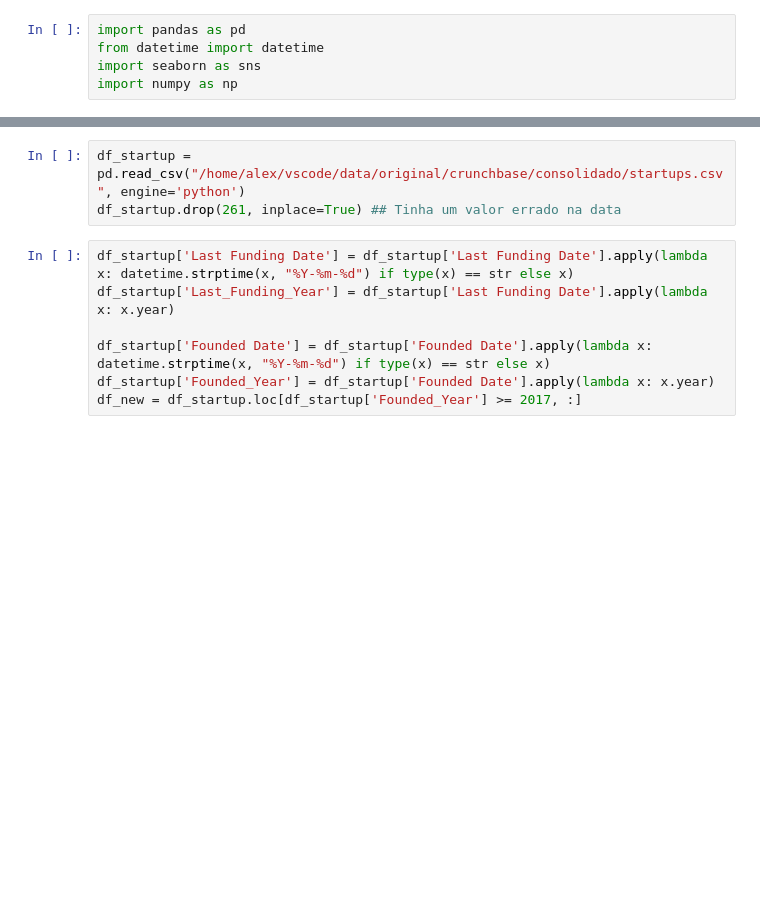
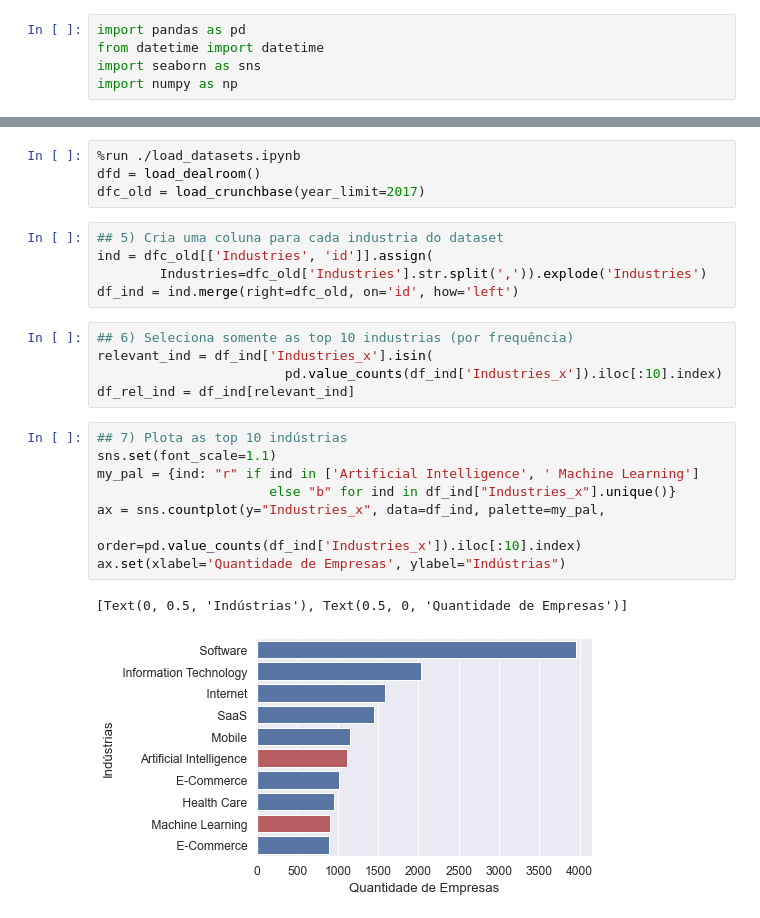
Before and after one commit to alexlopespereira/companies, a Jupyter notebook: src/companies.ipynb, the cells around one changed output, grey strips where cells are left out. Saved outputs shown, nothing was run; the diff lists cells and outputs as text; blank space fills up the shorter version.

```diff
--- a/src/companies.ipynb
+++ b/src/companies.ipynb
@@ -33,10 +12,25 @@ _20120331_20120430.csv
-# %%
-df_startup = pd.read_csv("/home/alex/vscode/data/original/crunchbase/consolidado/startups.csv", engine='python')
-df_startup.drop(261, inplace=True) ## Tinha um valor errado na data
-# %%
-df_startup['Last Funding Date'] = df_startup['Last Funding Date'].apply(lambda x: datetime.strptime(x, "%Y-%m-%d") if type(x) == str else x)
-df_startup['Last_Funding_Year'] = df_startup['Last Funding Date'].apply(lambda x: x.year)
-
-df_startup['Founded Date'] = df_startup['Founded Date'].apply(lambda x: datetime.strptime(x, "%Y-%m-%d") if type(x) == str else x)
-df_startup['Founded_Year'] = df_startup['Founded Date'].apply(lambda x: x.year)
-df_new = df_startup.loc[df_startup['Founded_Year'] >= 2017, :]
+# %%
+%run ./load_datasets.ipynb
+dfd = load_dealroom()
+dfc_old = load_crunchbase(year_limit=2017)
+# %%
+## 5) Cria uma coluna para cada industria do dataset
+ind = dfc_old[['Industries', 'id']].assign(
+        Industries=dfc_old['Industries'].str.split(',')).explode('Industries')
+df_ind = ind.merge(right=dfc_old, on='id', how='left')
+# %%
+## 6) Seleciona somente as top 10 industrias (por frequência)
+relevant_ind = df_ind['Industries_x'].isin(
+                        pd.value_counts(df_ind['Industries_x']).iloc[:10].index)
+df_rel_ind = df_ind[relevant_ind]
+# %%
+## 7) Plota as top 10 indústrias
+sns.set(font_scale=1.1)
+my_pal = {ind: "r" if ind in ['Artificial Intelligence', ' Machine Learning']
+                      else "b" for ind in df_ind["Industries_x"].unique()}
+ax = sns.countplot(y="Industries_x", data=df_ind, palette=my_pal,
+                   order=pd.value_counts(df_ind['Industries_x']).iloc[:10].index)
+ax.set(xlabel='Quantidade de Empresas', ylabel="Indústrias")
+# %% [output]
+[Text(0, 0.5, 'Indústrias'), Text(0.5, 0, 'Quantidade de Empresas')]
+[figure, added]
```
Also changed, not shown: parts of 18 cells of this notebook, 2 other files.
